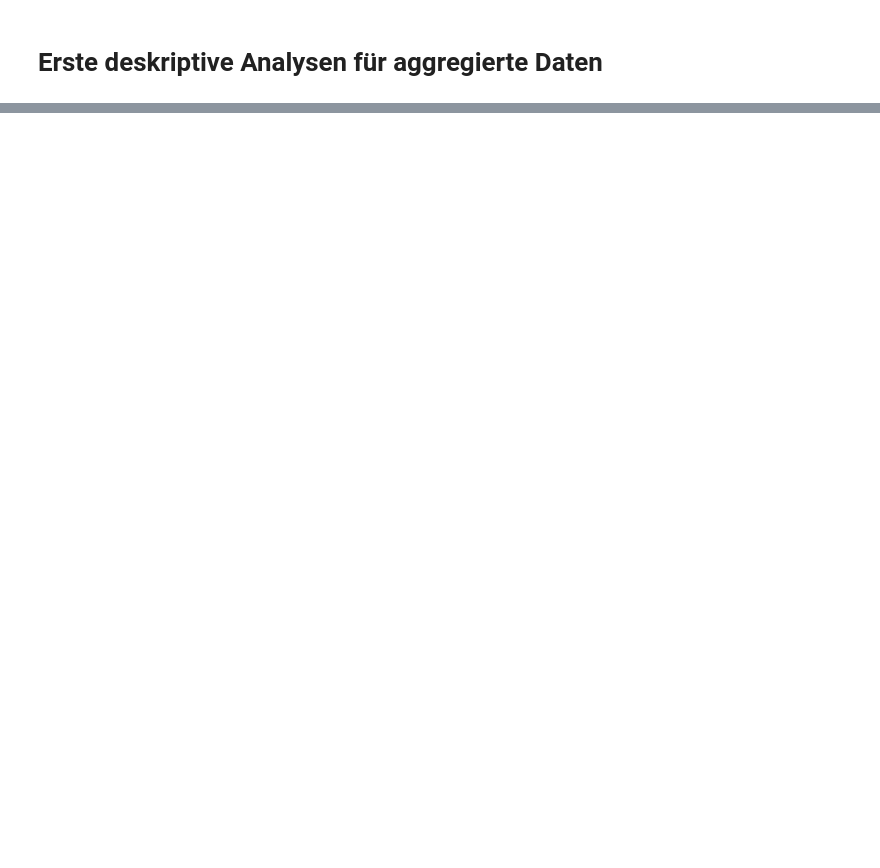
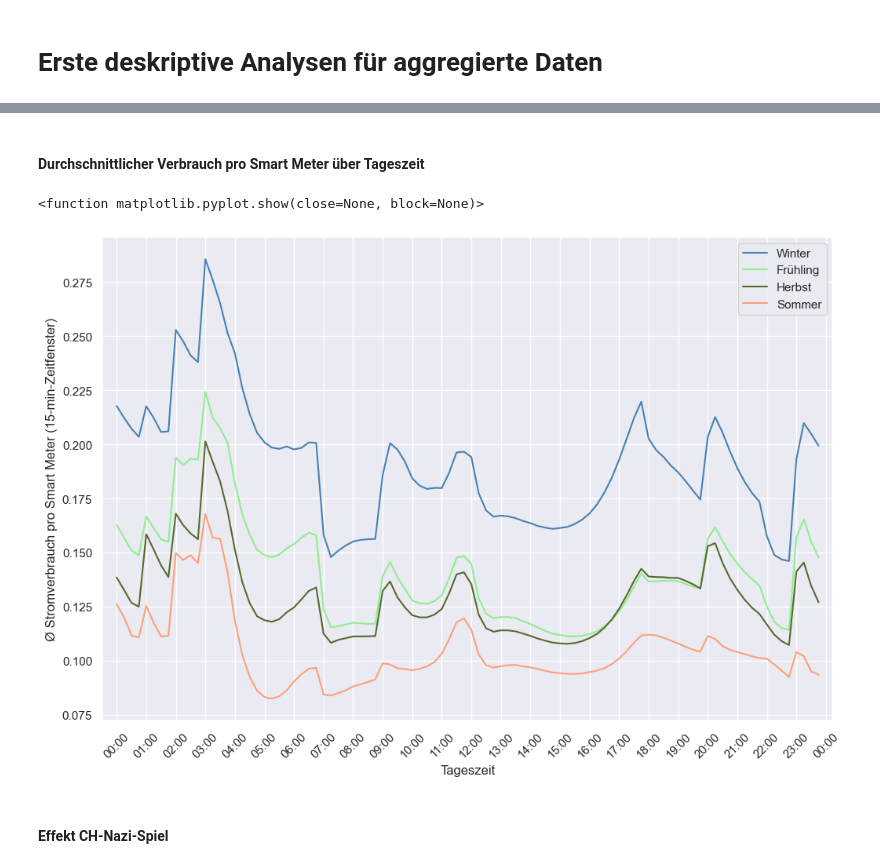
Before and after one commit to axpogroup/ckw-opendata, a Jupyter notebook: ckw.ch/Descriptives Agg.ipynb, the cells around one changed output, grey strips where cells are left out. Cells and saved outputs as stored; diff of their text form; code cells hidden in the pictures; blank space fills up the shorter version.

```diff
--- a/ckw.ch/Descriptives Agg.ipynb
+++ b/ckw.ch/Descriptives Agg.ipynb
@@ -429,0 +258,3 @@ plt.show()
+# %%
+df_data = pd.read_pickle("Dataset03.pkl")
+sns.set_theme() # definiere Seaborn als Plot-Stil
@@ -429,0 +289,28 @@ plt.show()
+# %% [markdown]
+#### Durchschnittlicher Verbrauch pro Smart Meter über Tageszeit
+# %%
+df_time=df_data.pivot_table(values="kwh_persmdt", index="timestamp", columns="season") # Pivot-Tabelle mit durchschnittlichem Verbrauch pro Zeitfenster und Saison
+
+fig, ax = plt.subplots(figsize = (12,8)) # Grafik-Grösse
+
+ax.plot(df_time.index, df_time['Winter'], color = 'steelblue', label='Winter')
+ax.plot(df_time.index, df_time['Frühling'], color = 'lightgreen', label='Frühling')
+ax.plot(df_time.index, df_time['Herbst'], color = 'darkolivegreen', label='Herbst')
+ax.plot(df_time.index, df_time['Sommer'], color = 'lightsalmon', label='Sommer')
+
+plt.xlabel("Tageszeit") # X-Label
+plt.ylabel("Ø Stromverbrauch pro Smart Meter (15-min-Zeitfenster)") # Y-Label
+
+ax.xaxis.set_major_locator(md.MinuteLocator(byminute = [0, 60])) # Abstand X-Tick-Labels
+ax.xaxis.set_major_formatter(md.DateFormatter('%H:%M')) # Format X-Tick-Labels
+plt.setp(ax.xaxis.get_majorticklabels(), rotation = 45) # Rotation X-Tick-Labels
+
+plt.margins(x=0.02) # Anpassen Seitenrand
+ax.legend() # Hinzufügen Legende
+
+plt.show
+# %% [output]
+<function matplotlib.pyplot.show(close=None, block=None)>
+[figure, added]
+# %% [markdown]
+#### Effekt CH-Nazi-Spiel
```
Also changed, not shown: parts of 88 cells of this notebook.
